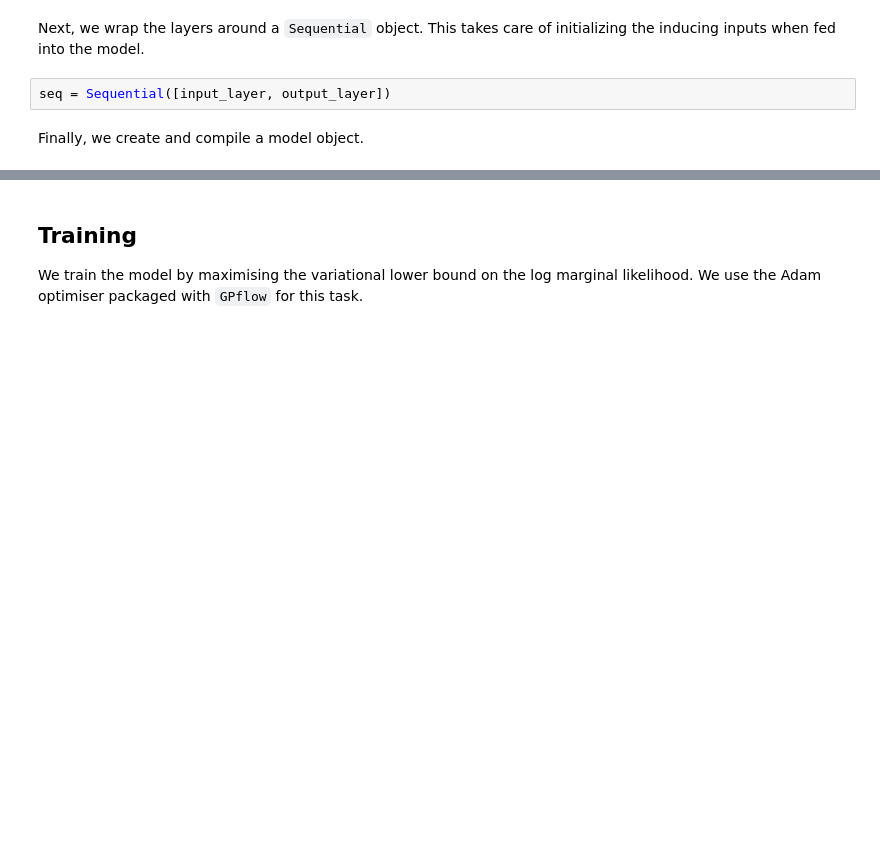
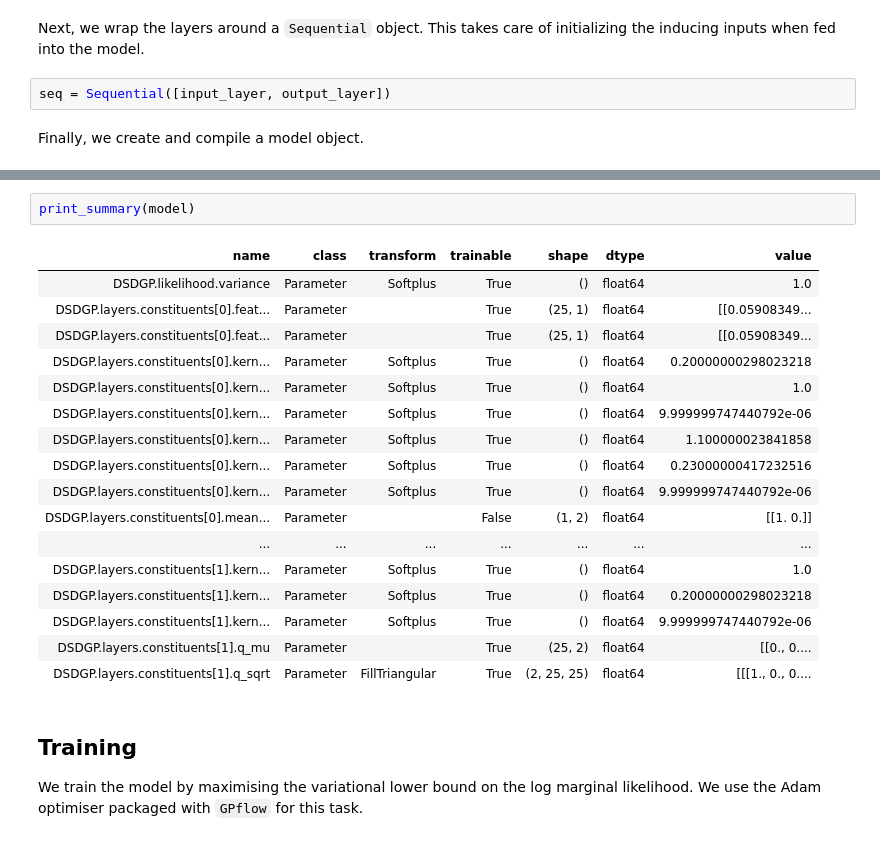
Before and after one commit to aboustati/dgplib, a Jupyter notebook: doc/notebooks/simple_example_multikernel.ipynb, the cells around one changed output, grey strips where cells are left out. Drawn from its saved outputs; the diff is of its cells as text; blank space fills up the shorter version.

```diff
--- a/doc/notebooks/simple_example_multikernel.ipynb
+++ b/doc/notebooks/simple_example_multikernel.ipynb
@@ -101,3 +122,23 @@ model.compile()
+# %%
+print_summary(model)
+# %% [output]
+| name | class | transform | trainable | shape | dtype | value |
+| DSDGP.likelihood.variance | Parameter | Softplus | True | () | float64 | 1.0 |
+| DSDGP.layers.constituents[0].feat... | Parameter |  | True | (25, 1) | float64 | [[0.05908349... |
+| DSDGP.layers.constituents[0].feat... | Parameter |  | True | (25, 1) | float64 | [[0.05908349... |
+| DSDGP.layers.constituents[0].kern... | Parameter | Softplus | True | () | float64 | 0.20000000298023218 |
+| DSDGP.layers.constituents[0].kern... | Parameter | Softplus | True | () | float64 | 1.0 |
+| DSDGP.layers.constituents[0].kern... | Parameter | Softplus | True | () | float64 | 9.999999747440792e-06 |
+| DSDGP.layers.constituents[0].kern... | Parameter | Softplus | True | () | float64 | 1.100000023841858 |
+| DSDGP.layers.constituents[0].kern... | Parameter | Softplus | True | () | float64 | 0.23000000417232516 |
+| DSDGP.layers.constituents[0].kern... | Parameter | Softplus | True | () | float64 | 9.999999747440792e-06 |
+| DSDGP.layers.constituents[0].mean... | Parameter |  | False | (1, 2) | float64 | [[1. 0.]] |
+| ... | ... | ... | ... | ... | ... | ... |
+| DSDGP.layers.constituents[1].kern... | Parameter | Softplus | True | () | float64 | 1.0 |
+| DSDGP.layers.constituents[1].kern... | Parameter | Softplus | True | () | float64 | 0.20000000298023218 |
+| DSDGP.layers.constituents[1].kern... | Parameter | Softplus | True | () | float64 | 9.999999747440792e-06 |
+| DSDGP.layers.constituents[1].q_mu | Parameter |  | True | (25, 2) | float64 | [[0., 0.... |
+| DSDGP.layers.constituents[1].q_sqrt | Parameter | FillTriangular | True | (2, 25, 25) | float64 | [[[1., 0., 0.... |
 # %% [markdown]
 ## Training
 We train the model by maximising the variational lower bound on the log marginal likelihood. We use the Adam optimiser packaged with `GPflow` for this task.
```
Also changed, not shown: parts of 18 cells of this notebook, 2 other files.
